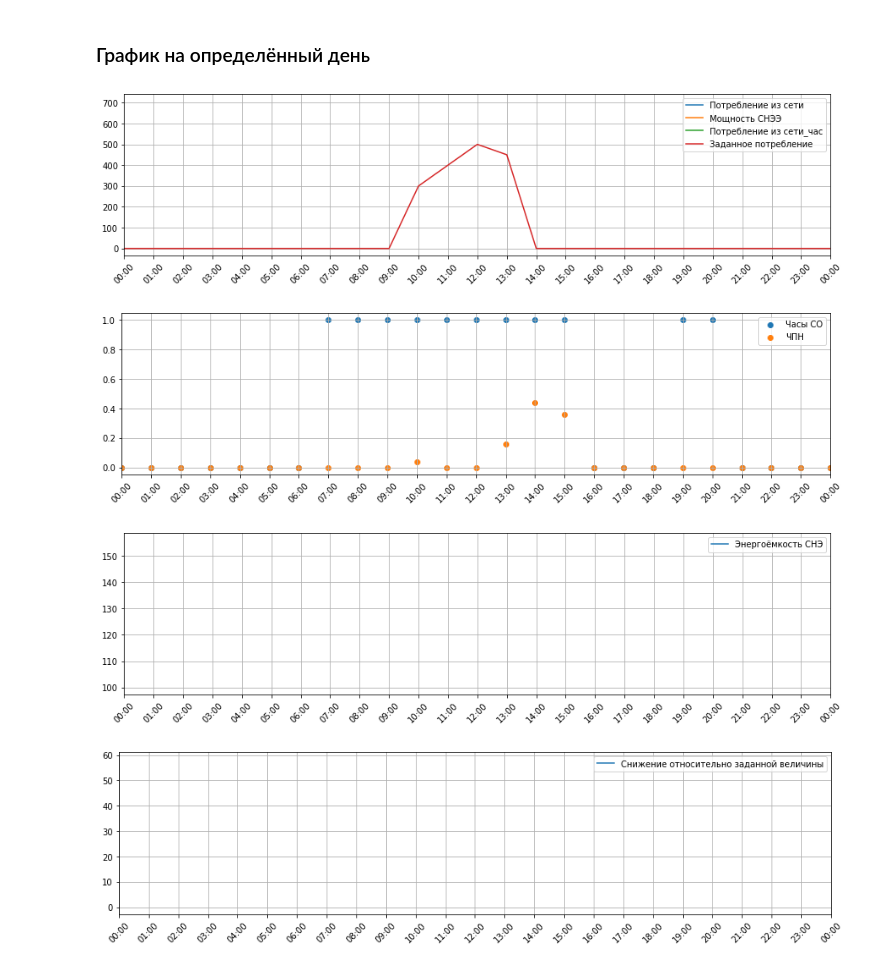
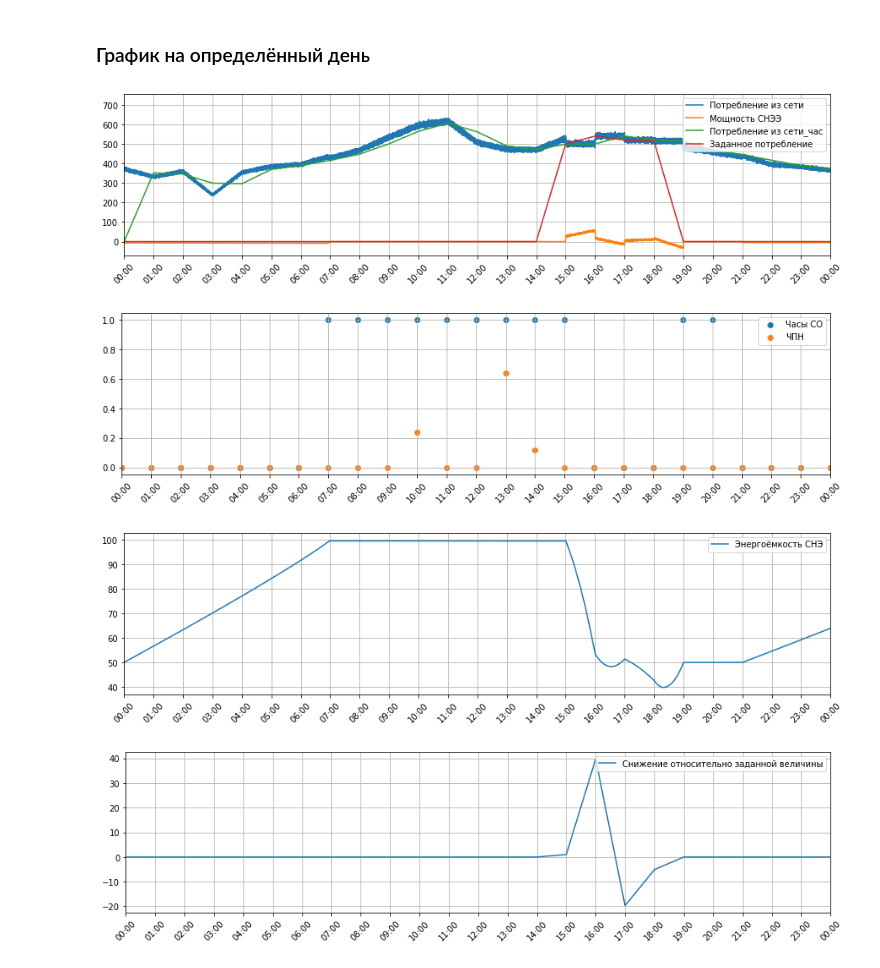
Before and after one commit to Randyrofed/Graphics_test_amigo, a Jupyter notebook: Test_DR/Untitled.ipynb, the cells around one changed output. Drawn from its saved outputs; the diff is of its cells as text; code cells hidden in the pictures.

```diff
--- a/Test_DR/Untitled.ipynb
+++ b/Test_DR/Untitled.ipynb
@@ -7,10 +7,10 @@ import numpy as np
 # %% [markdown]
 ### Загрузка данных
 # %%
-def dateparse(x):
+def dateparse1(x):
     if len(x) > 37:
         return datetime.datetime.strptime(x[:-21], '%Y-%m-%dT%H:%M:%S')
     else:
         return datetime.datetime.strptime(x[:-21], '%Y-%m-%dT%H:%M')
 
-df_test = pd.read_csv('test_1_result.csv', sep=';', parse_dates=['Timestamp'], date_parser=dateparse)
+df_test = pd.read_csv('test_1_result.csv', sep=';', parse_dates=['Timestamp'], date_parser=dateparse1)
@@ -18,6 +27,9 @@ df_test = pd.read_csv('test_1_result.csv', sep=';', parse_dates=['Timestamp'], d
 def dateparse(x):
     return datetime.datetime.strptime(x, '%d.%m.%y %H:%M')
 df_hours = pd.read_csv('scen_1_forecast_so_ko_hours.csv', sep=';', parse_dates=['dt'], date_parser=dateparse)
+# %%
+load_in = pd.read_csv('Нагрузка_БКТП.csv', sep=',')
+load_in['timestamp'] =  pd.to_datetime(load_in['timestamp'], format='%Y-%m-%dT%H:%M:%S')
 # %%
 #группировка по 1H
 load_1H = df_test.groupby(pd.Grouper(key='Timestamp', freq="1h")).mean().shift(1).fillna(0).reset_index(drop=False)
@@ -32,0 +36,3 @@ df_test.head()
+# %%
+load_in_1H = load_in.groupby(pd.Grouper(key='timestamp', freq="1h")).mean().shift(1).fillna(0).reset_index(drop=False)
+load_in_1H.head()
@@ -58,6 +71,8 @@ print(type(DR))
 DR = pd.DataFrame(DR)
 load_1H['DR_decrease']=DR
 load_1H['max.consumption']=load_DR
-load_1H.head(500)
+load_1H['total_load']=load_in_1H['p_load']
+load_1H.drop(['Stored energy', 'Consumption'], axis=1, inplace=True)
+load_1H.head(40)
 # %% [output]
 <class 'numpy.ndarray'>
@@ -115,8 +134,7 @@ plt.show()
 ### График на определённый день
 # %%
 # Номер дня
-day_number = 18
-
+day_number = 1
 start_date = df_test.Timestamp[0] + datetime.timedelta(days = day_number - 1)
 end_date = df_test.Timestamp[0] + datetime.timedelta(days = day_number)
 
@@ -131,40 +149,41 @@ plt.plot(df_test['Timestamp'], df_test['Accum set point'], label='Мощност
 plt.plot(load_1H['Timestamp'], load_1H['Power from grid'], label='Потребление из сети_час')
 plt.plot(df_hours['dt'], df_hours['max.consumption'], label='Заданное потребление')
 plt.xlim([start_date, end_date])
+#plt.ylim(ymin=-200,ymax=700)
 plt.legend(loc=1)
 plt.xticks(df_hours['dt'][(df_hours['dt'] >= start_date) & (df_hours['dt'] <= end_date)], rotation  = 45)
 plt.grid()
 plt.show()
 
 plt.figure(figsize=(15, 12))
 plt.subplot(3, 1, 2).xaxis.set_major_formatter(myFmt)
 plt.scatter(df_hours['dt'], df_hours['so_h_forec'], label="Часы СО")
 plt.scatter(df_hours['dt'], df_hours['ko_h_forec'], label="ЧПН")
 plt.xlim([start_date, end_date])
 plt.legend(loc=1)
 plt.xticks(df_hours['dt'][(df_hours['dt'] >= start_date) & (df_hours['dt'] <= end_date)], rotation  = 45)
 plt.grid()
 plt.show()
 
 plt.figure(figsize=(15, 12))
 plt.subplot(3, 1, 3).xaxis.set_major_formatter(myFmt)
 plt.plot(df_test['Timestamp'], df_test['Stored energy'], label="Энергоёмкость СНЭ")
 plt.xlim([start_date, end_date])
 plt.legend(loc=1)
 plt.xticks(df_hours['dt'][(df_hours['dt'] >= start_date) & (df_hours['dt'] <= end_date)], rotation  = 45)
 plt.grid()
 plt.show()
 
 plt.figure(figsize=(15, 12))
 plt.subplot(3, 1, 3).xaxis.set_major_formatter(myFmt)
 plt.plot(load_1H['Timestamp'], load_1H['DR_decrease'], label='Снижение относительно заданной величины')
 plt.xlim([start_date, end_date])
 plt.legend(loc=1)
 plt.xticks(df_hours['dt'][(df_hours['dt'] >= start_date) & (df_hours['dt'] <= end_date)], rotation  = 45)
 plt.grid()
 plt.show()
 # %% [output]
-[figure, old version]
+[figure, new version]
-[figure, old version]
+[figure, new version]
-[figure, old version]
+[figure, new version]
-[figure, old version]
+[figure, new version]
```
Also changed, not shown: parts of 10 cells of this notebook, 5 other files.
